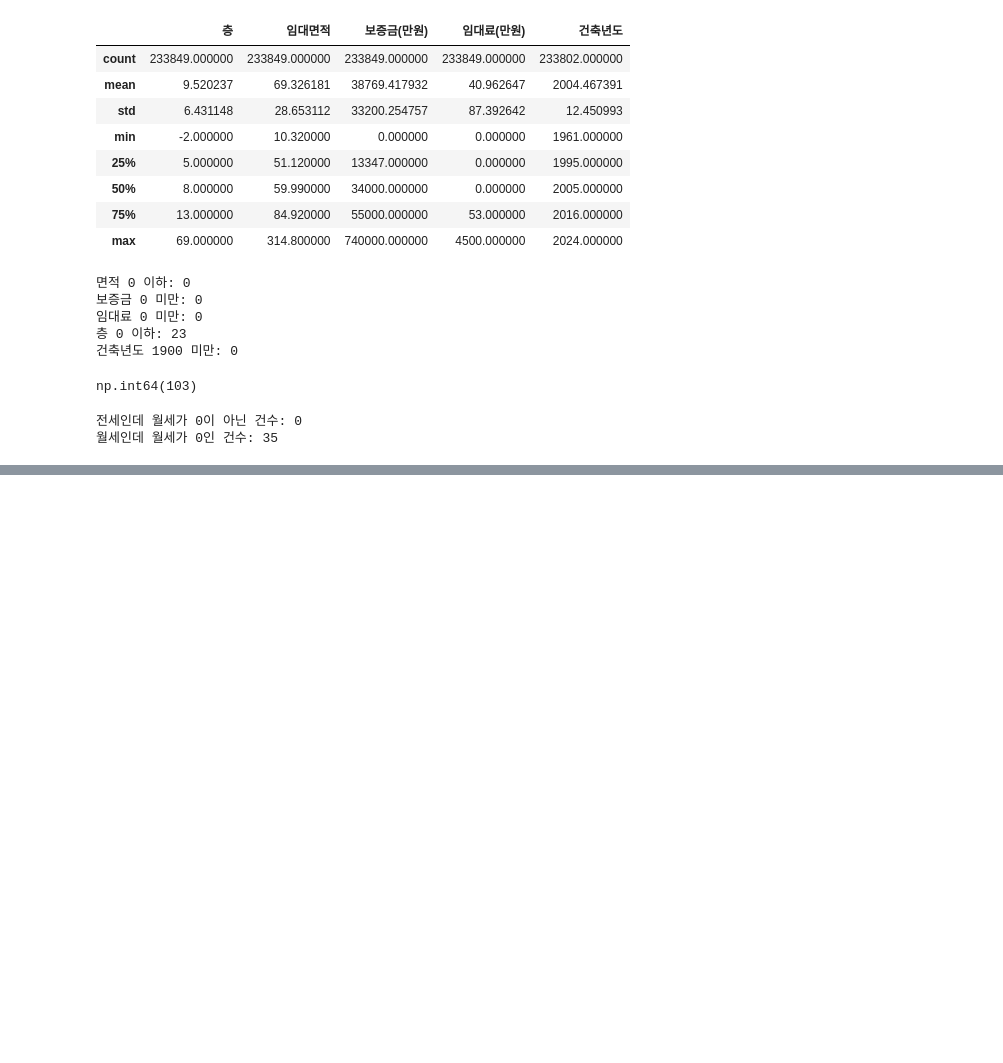
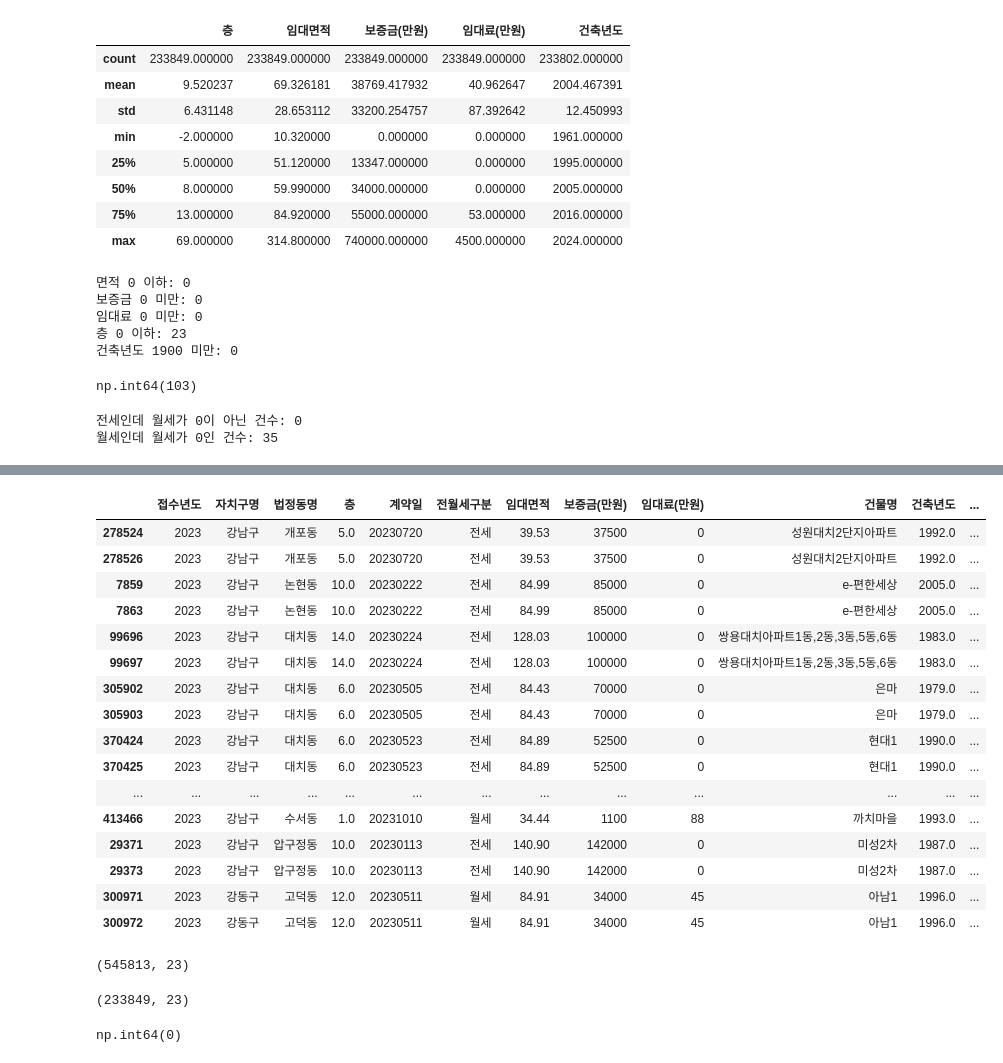
Before and after one commit to JYRosa/seoul-rental-analysis, a Jupyter notebook: notebooks/01_data_understanding.ipynb, the cells around one changed output, grey strips where cells are left out. Cells and saved outputs as stored; diff of their text form; code cells hidden in the pictures; blank space fills up the shorter version.

```diff
--- a/notebooks/01_data_understanding.ipynb
+++ b/notebooks/01_data_understanding.ipynb
@@ -268,0 +365,47 @@ print(
+# %%
+
+duplicates = df_apt_2023[
+    df_apt_2023.duplicated(keep=False)
+].sort_values(
+    ["자치구명", "법정동명", "건물명", "계약일"]
+)
+
+duplicates.head(20)
+# %% [output]
+|  | 접수년도 | 자치구명 | 법정동명 | 층 | 계약일 | 전월세구분 | 임대면적 | 보증금(만원) | 임대료(만원) | 건물명 | 건축년도 | ... |
+| 278524 | 2023 | 강남구 | 개포동 | 5.0 | 20230720 | 전세 | 39.53 | 37500 | 0 | 성원대치2단지아파트 | 1992.0 | ... |
+| 278526 | 2023 | 강남구 | 개포동 | 5.0 | 20230720 | 전세 | 39.53 | 37500 | 0 | 성원대치2단지아파트 | 1992.0 | ... |
+| 7859 | 2023 | 강남구 | 논현동 | 10.0 | 20230222 | 전세 | 84.99 | 85000 | 0 | e-편한세상 | 2005.0 | ... |
+| 7863 | 2023 | 강남구 | 논현동 | 10.0 | 20230222 | 전세 | 84.99 | 85000 | 0 | e-편한세상 | 2005.0 | ... |
+| 99696 | 2023 | 강남구 | 대치동 | 14.0 | 20230224 | 전세 | 128.03 | 100000 | 0 | 쌍용대치아파트1동,2동,3동,5동,6동 | 1983.0 | ... |
+| 99697 | 2023 | 강남구 | 대치동 | 14.0 | 20230224 | 전세 | 128.03 | 100000 | 0 | 쌍용대치아파트1동,2동,3동,5동,6동 | 1983.0 | ... |
+| 305902 | 2023 | 강남구 | 대치동 | 6.0 | 20230505 | 전세 | 84.43 | 70000 | 0 | 은마 | 1979.0 | ... |
+| 305903 | 2023 | 강남구 | 대치동 | 6.0 | 20230505 | 전세 | 84.43 | 70000 | 0 | 은마 | 1979.0 | ... |
+| 370424 | 2023 | 강남구 | 대치동 | 6.0 | 20230523 | 전세 | 84.89 | 52500 | 0 | 현대1 | 1990.0 | ... |
+| 370425 | 2023 | 강남구 | 대치동 | 6.0 | 20230523 | 전세 | 84.89 | 52500 | 0 | 현대1 | 1990.0 | ... |
+| ... | ... | ... | ... | ... | ... | ... | ... | ... | ... | ... | ... | ... |
+| 413466 | 2023 | 강남구 | 수서동 | 1.0 | 20231010 | 월세 | 34.44 | 1100 | 88 | 까치마을 | 1993.0 | ... |
+| 29371 | 2023 | 강남구 | 압구정동 | 10.0 | 20230113 | 전세 | 140.90 | 142000 | 0 | 미성2차 | 1987.0 | ... |
+| 29373 | 2023 | 강남구 | 압구정동 | 10.0 | 20230113 | 전세 | 140.90 | 142000 | 0 | 미성2차 | 1987.0 | ... |
+| 300971 | 2023 | 강동구 | 고덕동 | 12.0 | 20230511 | 월세 | 84.91 | 34000 | 45 | 아남1 | 1996.0 | ... |
+| 300972 | 2023 | 강동구 | 고덕동 | 12.0 | 20230511 | 월세 | 84.91 | 34000 | 45 | 아남1 | 1996.0 | ... |
+# %%
+df_2023_full = pd.read_csv(file_2023)
+
+df_2023_full.shape
+# %% [output]
+(545813, 23)
+# %%
+df_apt_2023_full = df_2023_full[
+    df_2023_full["건물용도"] == "아파트"
+].copy()
+
+df_apt_2023_full.shape
+# %% [output]
+(233849, 23)
+# %%
+full_duplicate_count = df_apt_2023_full.duplicated().sum()
+
+full_duplicate_count
+# %% [output]
+np.int64(0)
```
Also changed, not shown: parts of 5 cells of this notebook, 4 other files.
